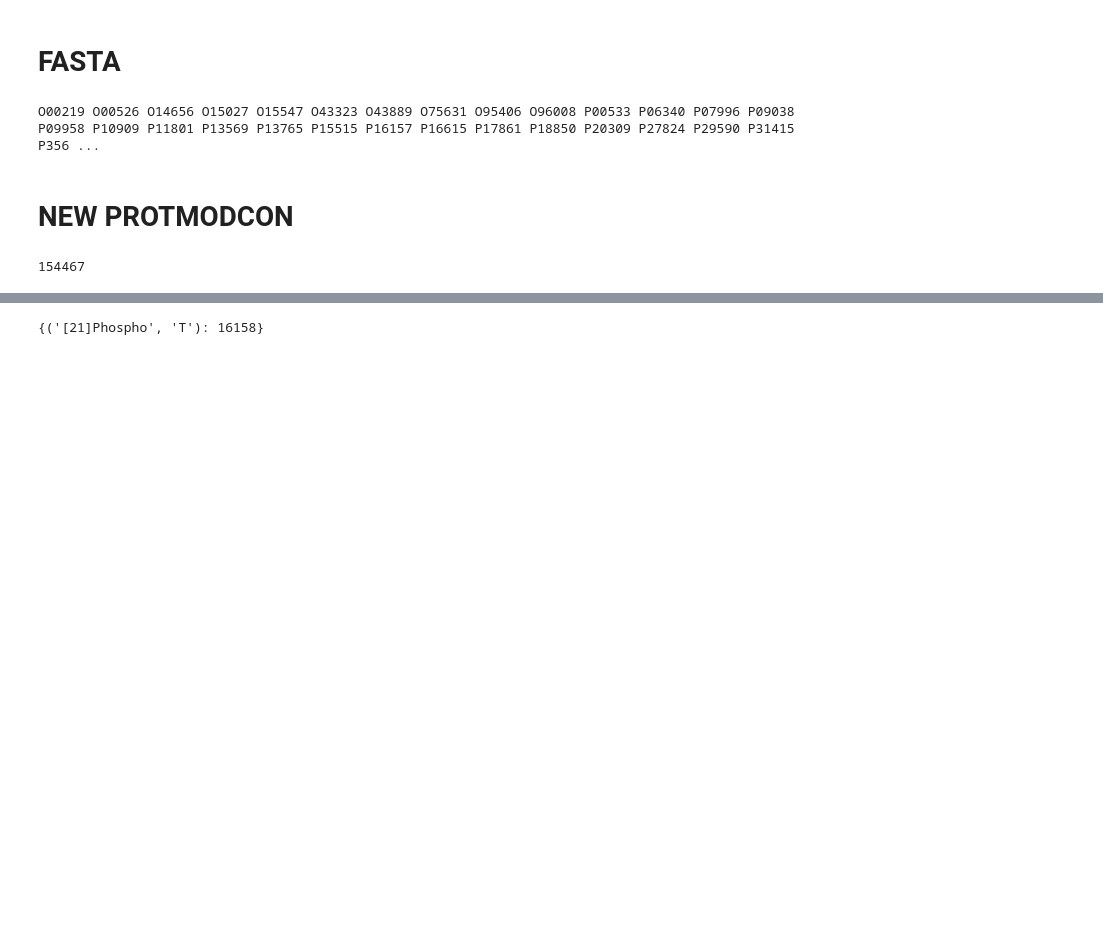
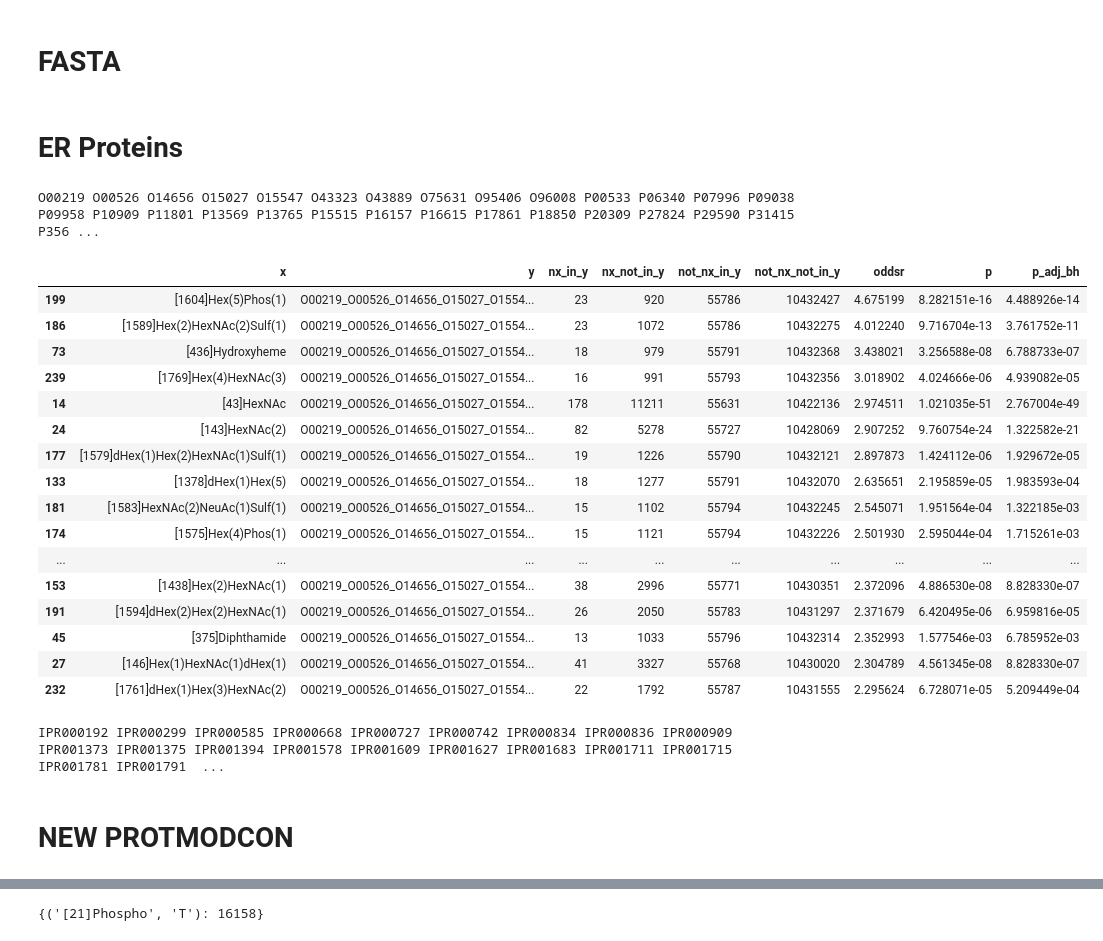
Before and after one commit to wodmuer/protmodcon_pux, a Jupyter notebook: trial.ipynb, the cells around one changed output, grey strips where cells are left out. Saved outputs shown, nothing was run; the diff lists cells and outputs as text; code cells hidden in the pictures; blank space fills up the shorter version.

```diff
--- a/trial.ipynb
+++ b/trial.ipynb
@@ -143,5 +143,7 @@ MNIRNARPEDLMNMQHCNLLCLPENYQMKYYFYHGLSWPQLSYIAEDENGKIVGYVLAKMEEDPDDVPHGHITSLAVKRS
 # %% [markdown]
 # FASTA
+# %% [markdown]
+# ER Proteins
 # %%
 from Bio import SeqIO
 
@@ -162,6 +164,33 @@ print(' '.join(proteins))
 # ER proteins -> expect enrichment of glycsoylation
 # %% [output]
 O00219 O00526 O14656 O15027 O15547 O43323 O43889 O75631 O95406 O96008 P00533 P06340 P07996 P09038 P09958 P10909 P11801 P13569 P13765 P15515 P16157 P16615 P17861 P18850 P20309 P27824 P29590 P31415 P356 ...
+# %%
+# Calculate enrichment of all PTMs in ER proteins (bulk analysis)
+ER = pd.read_csv('results_protmodcon/analysis_1749656366.csv')
+# %%
+ER.sort_values(by='oddsr', ascending=False).head(20)
+# %% [output]
+|  | x | y | nx_in_y | nx_not_in_y | not_nx_in_y | not_nx_not_in_y | oddsr | p | p_adj_bh |
+| 199 | [1604]Hex(5)Phos(1) | O00219_O00526_O14656_O15027_O1554... | 23 | 920 | 55786 | 10432427 | 4.675199 | 8.282151e-16 | 4.488926e-14 |
+| 186 | [1589]Hex(2)HexNAc(2)Sulf(1) | O00219_O00526_O14656_O15027_O1554... | 23 | 1072 | 55786 | 10432275 | 4.012240 | 9.716704e-13 | 3.761752e-11 |
+| 73 | [436]Hydroxyheme | O00219_O00526_O14656_O15027_O1554... | 18 | 979 | 55791 | 10432368 | 3.438021 | 3.256588e-08 | 6.788733e-07 |
+| 239 | [1769]Hex(4)HexNAc(3) | O00219_O00526_O14656_O15027_O1554... | 16 | 991 | 55793 | 10432356 | 3.018902 | 4.024666e-06 | 4.939082e-05 |
+| 14 | [43]HexNAc | O00219_O00526_O14656_O15027_O1554... | 178 | 11211 | 55631 | 10422136 | 2.974511 | 1.021035e-51 | 2.767004e-49 |
+| 24 | [143]HexNAc(2) | O00219_O00526_O14656_O15027_O1554... | 82 | 5278 | 55727 | 10428069 | 2.907252 | 9.760754e-24 | 1.322582e-21 |
+| 177 | [1579]dHex(1)Hex(2)HexNAc(1)Sulf(1) | O00219_O00526_O14656_O15027_O1554... | 19 | 1226 | 55790 | 10432121 | 2.897873 | 1.424112e-06 | 1.929672e-05 |
+| 133 | [1378]dHex(1)Hex(5) | O00219_O00526_O14656_O15027_O1554... | 18 | 1277 | 55791 | 10432070 | 2.635651 | 2.195859e-05 | 1.983593e-04 |
+| 181 | [1583]HexNAc(2)NeuAc(1)Sulf(1) | O00219_O00526_O14656_O15027_O1554... | 15 | 1102 | 55794 | 10432245 | 2.545071 | 1.951564e-04 | 1.322185e-03 |
+| 174 | [1575]Hex(4)Phos(1) | O00219_O00526_O14656_O15027_O1554... | 15 | 1121 | 55794 | 10432226 | 2.501930 | 2.595044e-04 | 1.715261e-03 |
+| ... | ... | ... | ... | ... | ... | ... | ... | ... | ... |
+| 153 | [1438]Hex(2)HexNAc(1) | O00219_O00526_O14656_O15027_O1554... | 38 | 2996 | 55771 | 10430351 | 2.372096 | 4.886530e-08 | 8.828330e-07 |
+| 191 | [1594]dHex(2)Hex(2)HexNAc(1) | O00219_O00526_O14656_O15027_O1554... | 26 | 2050 | 55783 | 10431297 | 2.371679 | 6.420495e-06 | 6.959816e-05 |
+| 45 | [375]Diphthamide | O00219_O00526_O14656_O15027_O1554... | 13 | 1033 | 55796 | 10432314 | 2.352993 | 1.577546e-03 | 6.785952e-03 |
+| 27 | [146]Hex(1)HexNAc(1)dHex(1) | O00219_O00526_O14656_O15027_O1554... | 41 | 3327 | 55768 | 10430020 | 2.304789 | 4.561345e-08 | 8.828330e-07 |
+| 232 | [1761]dHex(1)Hex(3)HexNAc(2) | O00219_O00526_O14656_O15027_O1554... | 22 | 1792 | 55787 | 10431555 | 2.295624 | 6.728071e-05 | 5.209449e-04 |
+# %%
+print(' '.join(['IPR000192', 'IPR000299', 'IPR000585', 'IPR000668', 'IPR000727', 'IPR000742', 'IPR000834', 'IPR000836', 'IPR000909', 'IPR001373', 'IPR001375', 'IPR001394', 'IPR001578', 'IPR001609', 'IPR001627', 'IPR001683', 'IPR001711', 'IPR001715', 'IPR001781', 'IPR001791', 'IPR001849', 'IPR001881', 'IPR002018', 'IPR002035', 'IPR002181', 'IPR002928', 'IPR003112', 'IPR003439', 'IPR003593', 'IPR003598', 'IPR003599', 'IPR003961', 'IPR004148', 'IPR007110', 'IPR008139', 'IPR010987', 'IPR011531', 'IPR011626', 'IPR012290', 'IPR013132', 'IPR013525', 'IPR013548', 'IPR016014', 'IPR016015', 'IPR019572', 'IPR019577', 'IPR019748', 'IPR019749', 'IPR020846', 'IPR022414', 'IPR022768', 'IPR023302', 'IPR023796', 'IPR024372', 'IPR025777', 'IPR028889', 'IPR033121', 'IPR033829', 'IPR039008', 'IPR039551', 'IPR044492', 'IPR045546', 'IPR045588', 'IPR046810', 'IPR049883']))
+# %% [output]
+IPR000192 IPR000299 IPR000585 IPR000668 IPR000727 IPR000742 IPR000834 IPR000836 IPR000909 IPR001373 IPR001375 IPR001394 IPR001578 IPR001609 IPR001627 IPR001683 IPR001711 IPR001715 IPR001781 IPR001791  ...
 # %% [markdown]
 # NEW PROTMODCON
 # %%
@@ -186,7 +215,3 @@ for protein_id, annotations in data.items():
 
 protmodcon = pd.DataFrame(records)
 protmodcon.to_csv('protmodcon.csv', index=False)
-# %%
-protmodcon[protmodcon.annotation == '[21]Phospho'][['protein_id', 'position']].drop_duplicates().shape[0]
-# %% [output]
-154467
```
Also changed, not shown: parts of 10 cells of this notebook, 5 other files.
